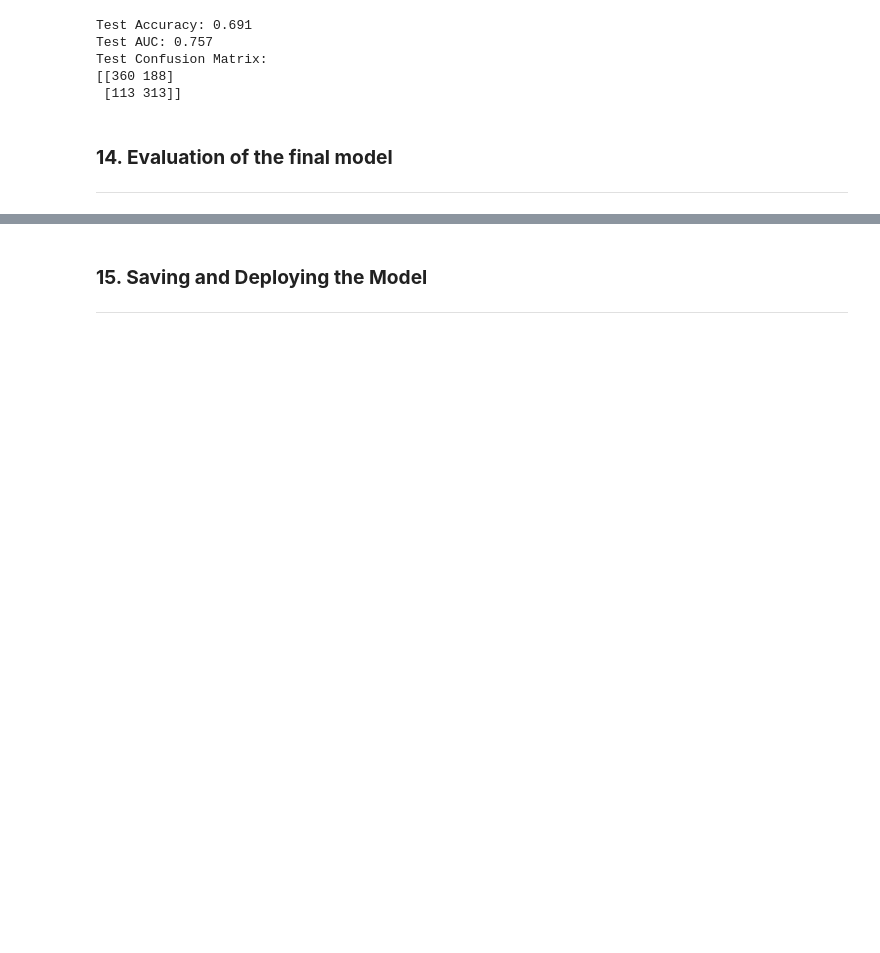
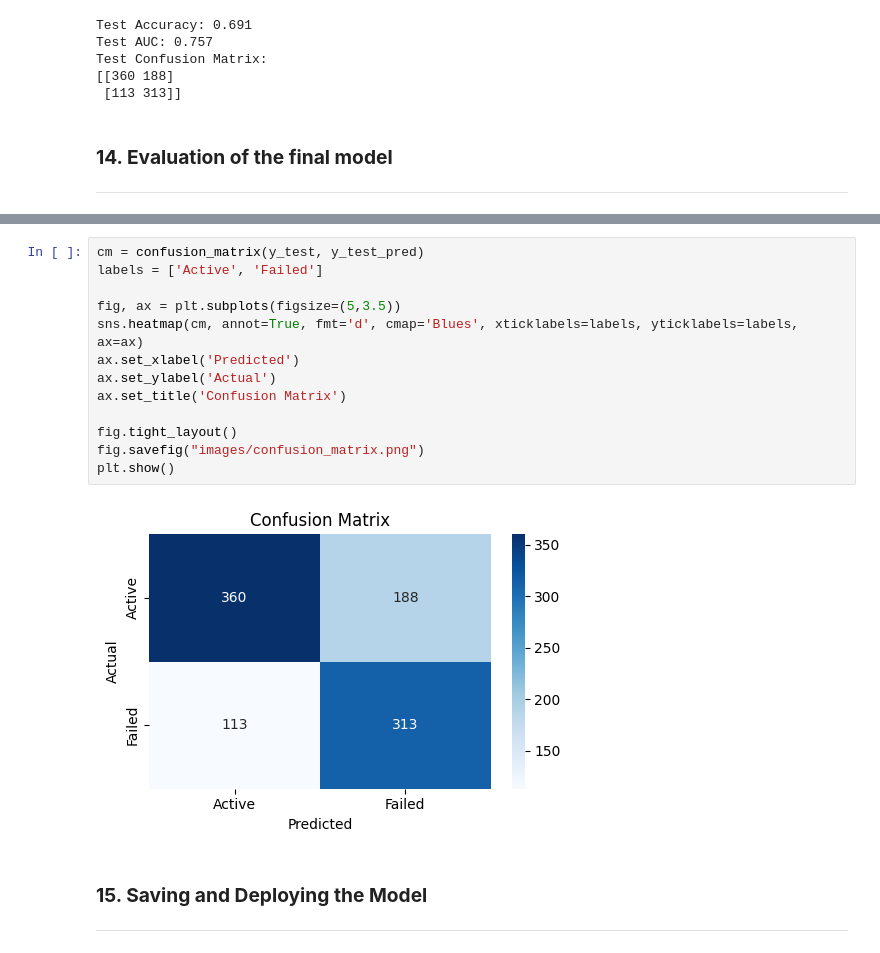
Before and after one commit to bruno-lima98/personal_projects, a Jupyter notebook: project-1/main.ipynb, the cells around one changed output, grey strips where cells are left out. Saved outputs shown, nothing was run; the diff lists cells and outputs as text; blank space fills up the shorter version.

```diff
--- a/project-1/main.ipynb
+++ b/project-1/main.ipynb
@@ -970,6 +1009,21 @@ plt.show()
 # sensitive detection.
 # %% [output]
 [figure]
+# %%
+cm = confusion_matrix(y_test, y_test_pred)
+labels = ['Active', 'Failed']
+
+fig, ax = plt.subplots(figsize=(5,3.5))
+sns.heatmap(cm, annot=True, fmt='d', cmap='Blues', xticklabels=labels, yticklabels=labels, ax=ax)
+ax.set_xlabel('Predicted')
+ax.set_ylabel('Actual')
+ax.set_title('Confusion Matrix')
+
+fig.tight_layout()
+fig.savefig("images/confusion_matrix.png")
+plt.show()
+# %% [output]
+[figure, added]
 # %% [markdown]
 ### **15. Saving and Deploying the Model**
 ----
```
Also changed, not shown: parts of 7 cells of this notebook, 7 other files.
